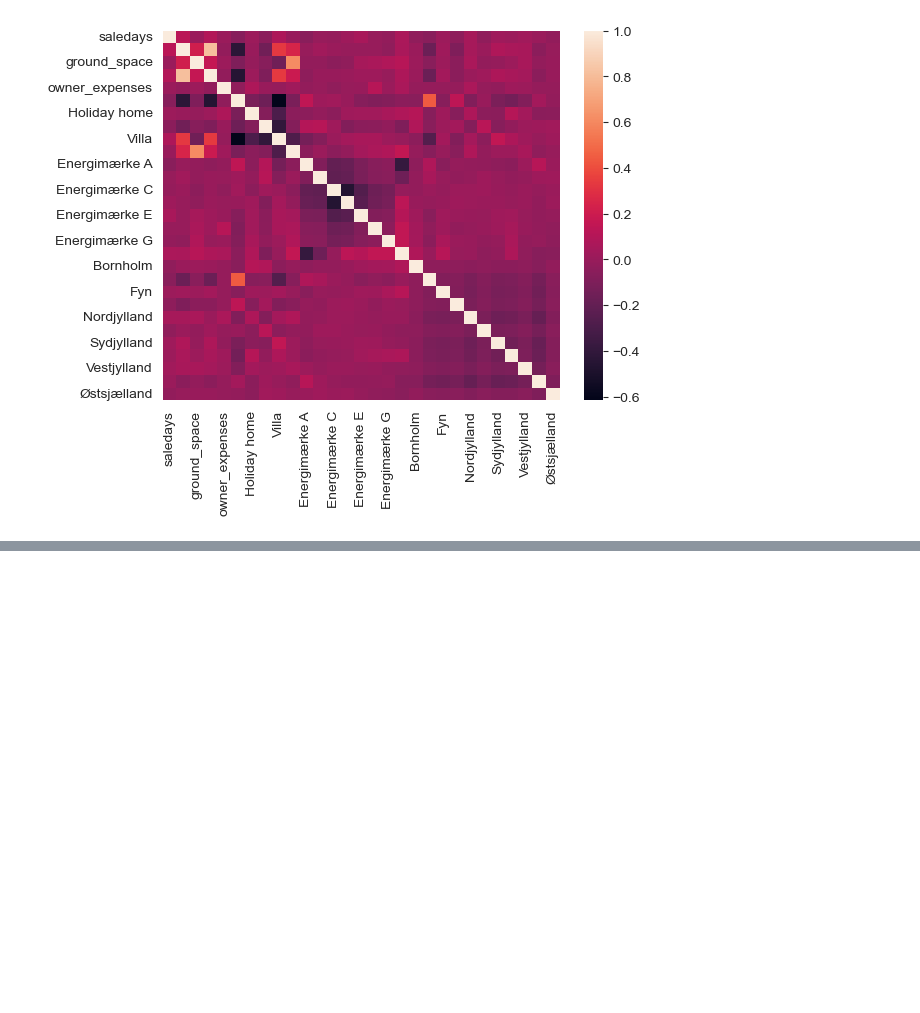
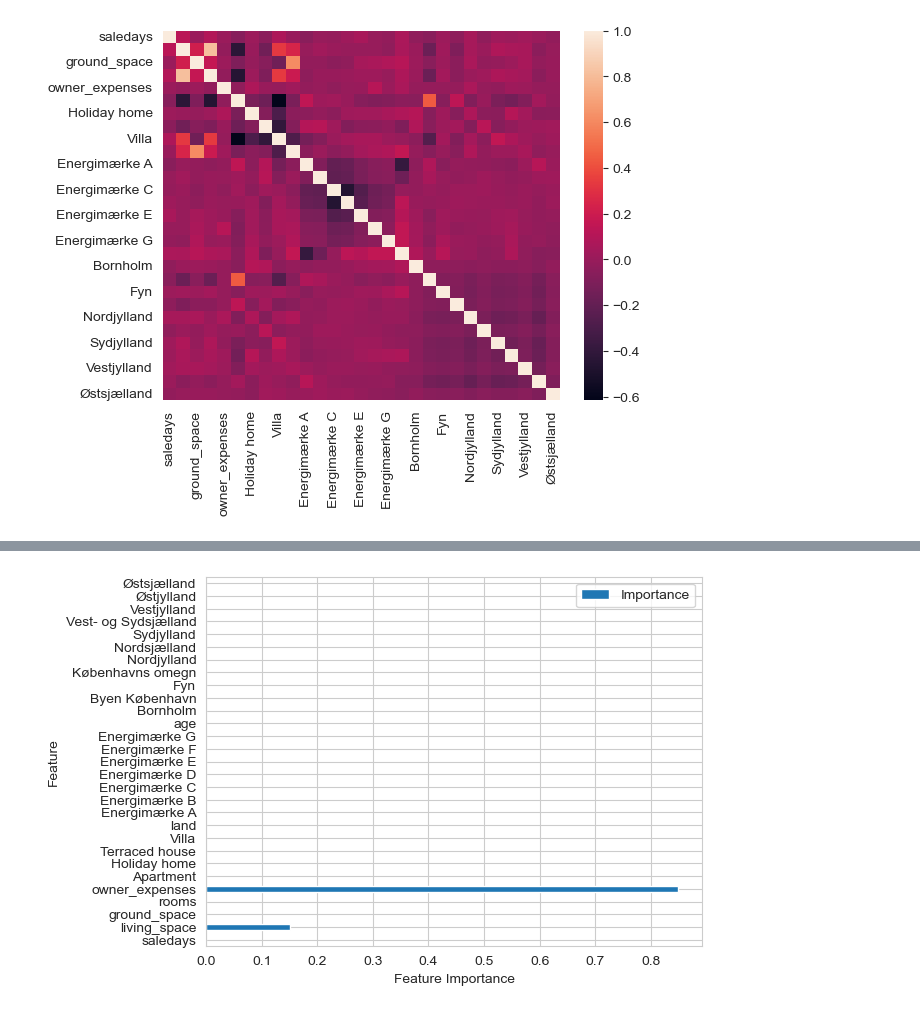
Before and after one commit to QiZhang777777/SODAS2023, a Jupyter notebook: EXAM/model_GBM_3.ipynb, the cells around one changed output, grey strips where cells are left out. Drawn from its saved outputs; the diff is of its cells as text; code cells hidden in the pictures; blank space fills up the shorter version.

```diff
--- a/EXAM/model_GBM_3.ipynb
+++ b/EXAM/model_GBM_3.ipynb
@@ -123,7 +130,10 @@ RMSE_GBM
 # %%
 # Feature Importance
 feat_imp_dict = pd.DataFrame([gradient_booster.feature_importances_,X.columns]).T
 feat_imp_dict.columns = ['Importance','Feature']
 feat_imp_dict = feat_imp_dict.set_index('Feature',drop=True)
 feat_imp_dict.plot(kind="barh")
-plt.savefig('GBM feature importance',bbox_inches='tight')
+plt.xlabel('Feature Importance')
+plt.savefig('GBM_feature_importance',bbox_inches='tight')
+# %% [output]
+[figure, added]
```
Also changed, not shown: parts of 9 cells of this notebook, 10 other files.
